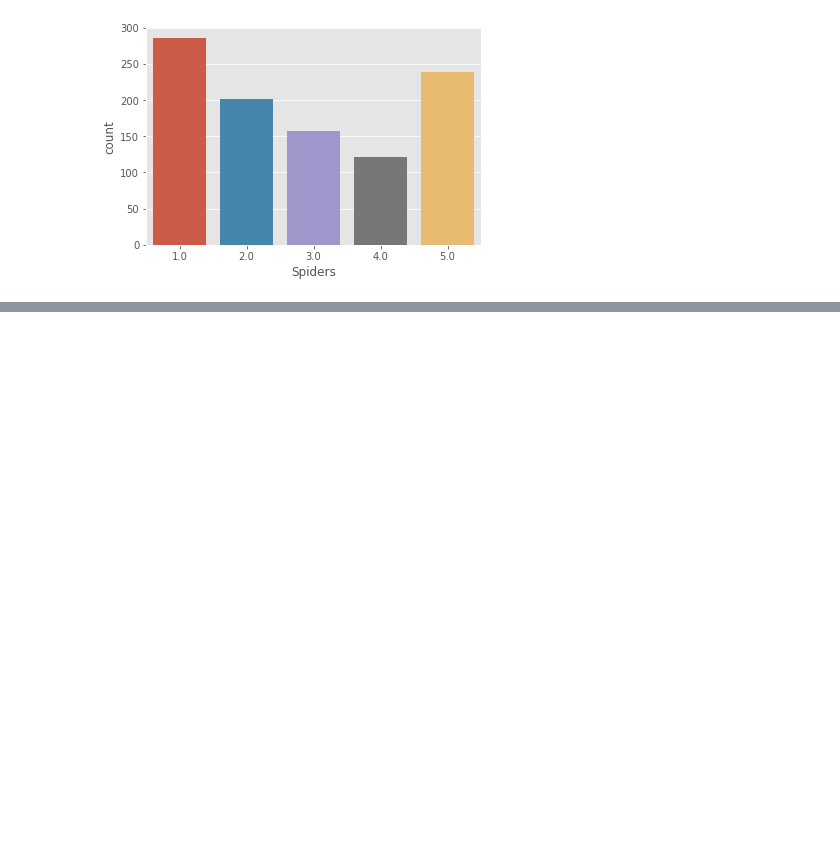
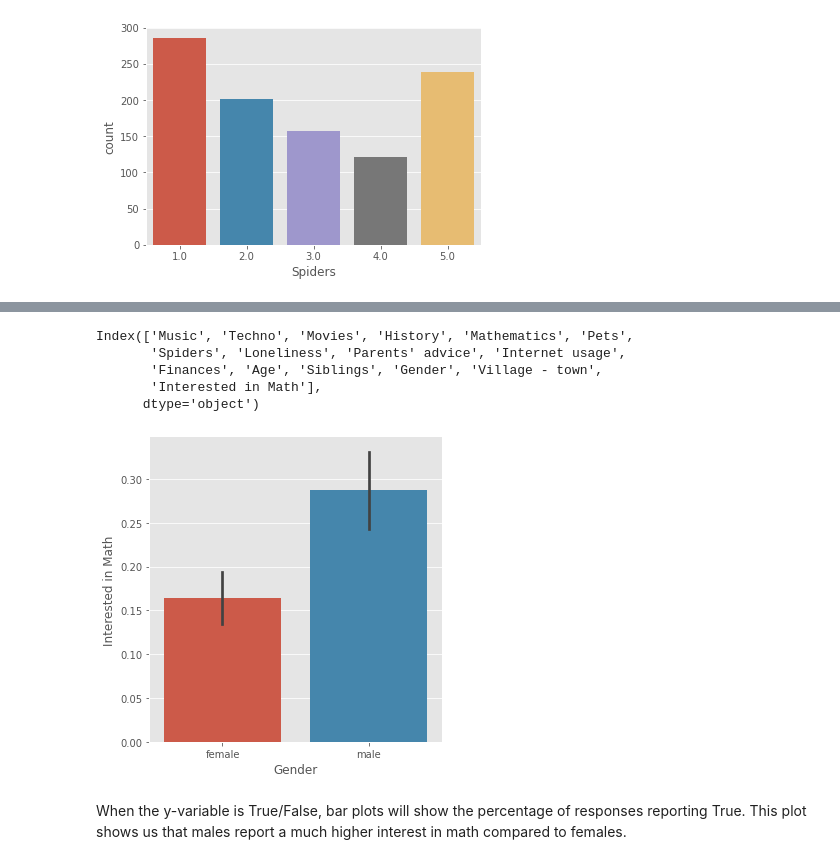
Before and after one commit to VictorOmondi1997/visualizing_young_people_survey, a Jupyter notebook: visualizing_young_people_survey.ipynb, the cells around one changed output, grey strips where cells are left out. Saved outputs shown, nothing was run; the diff lists cells and outputs as text; code cells hidden in the pictures; blank space fills up the shorter version.

```diff
--- a/visualizing_young_people_survey.ipynb
+++ b/visualizing_young_people_survey.ipynb
@@ -34,0 +1078,15 @@ This plot shows us that most young people reported not being afraid of spiders.
+# %%
+survey_data.columns
+# %% [output]
+Index(['Music', 'Techno', 'Movies', 'History', 'Mathematics', 'Pets',
+       'Spiders', 'Loneliness', 'Parents' advice', 'Internet usage',
+       'Finances', 'Age', 'Siblings', 'Gender', 'Village - town',
+       'Interested in Math'],
+      dtype='object')
+# %%
+sns.catplot(data=survey_data, kind='bar', x='Gender', y='Interested in Math')
+plt.show()
+# %% [output]
+[figure, added]
+# %% [markdown]
+ When the y-variable is True/False, bar plots will show the percentage of responses reporting True. This plot shows us that males report a much higher interest in math compared to females.
```
Also changed, not shown: parts of 7 cells of this notebook.
